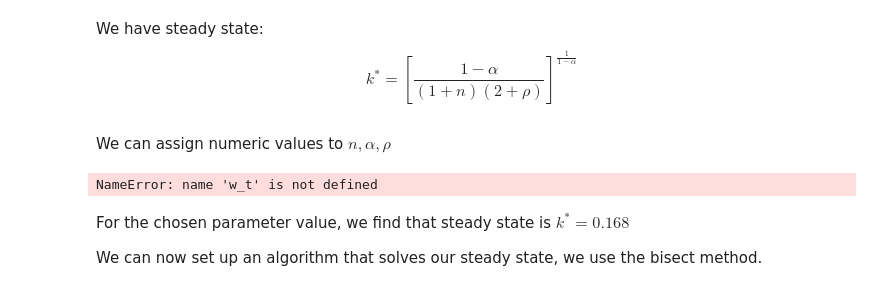
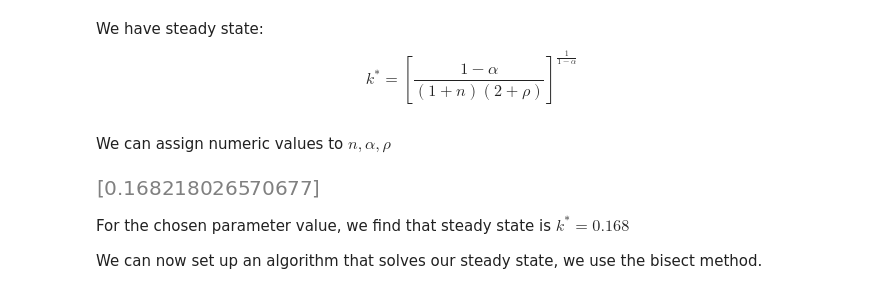
Before and after one commit to NumEconCopenhagen/projects-2024-daniel-og-lukas, a Jupyter notebook: modelproject/modelproject.ipynb, the cells around one changed output. Cells and saved outputs as stored; diff of their text form; code cells hidden in the pictures.

```diff
--- a/modelproject/modelproject.ipynb
+++ b/modelproject/modelproject.ipynb
@@ -181,10 +180,10 @@ $$
 # %% [markdown]
 We can assign numeric values to $ n, \alpha, \rho $
 # %%
-Steady_state_nums = sm.lambdify((rho,alpha,n),steady_state_solution)
+Steady_state_nums = sp.lambdify((rho,alpha,n),steady_state_solution)
 Steady_state_nums(0.03, 0.35, 0.02)
 # %% [output]
-NameError: name 'w_t' is not defined
+[figure, added]
 # %% [markdown]
 For the chosen parameter value, we find that steady state is $k^*=0.168$
 
```
Also changed, not shown: parts of 7 cells of this notebook.
